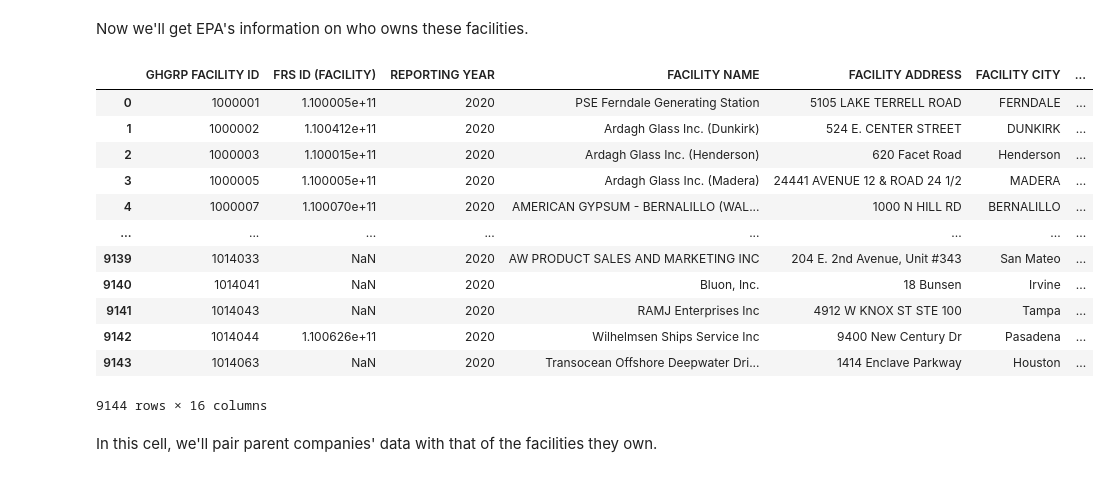
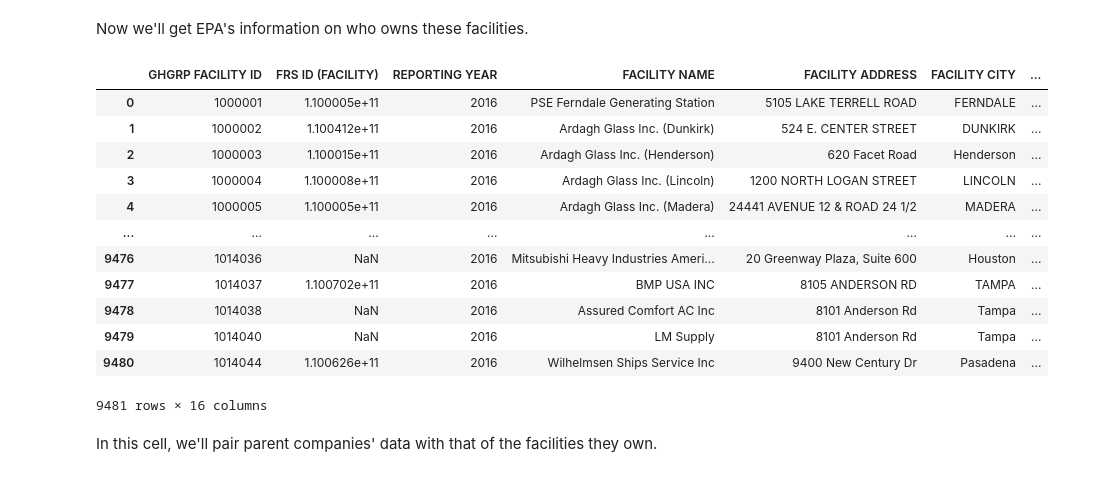
Before and after one commit to edgi-govdata-archiving/ECHO-GHG, a Jupyter notebook: ECHO_GHG.ipynb, the cells around one changed output. Drawn from its saved outputs; the diff is of its cells as text; code cells hidden in the pictures.

```diff
--- a/ECHO_GHG.ipynb
+++ b/ECHO_GHG.ipynb
@@ -67,0 +57,11 @@ Done!
+# %%
+years = ["2016", "2017", "2018", "2019", "2020"]
+
+years_dropdown = widgets.Dropdown(
+  options = years,
+  value = '2020',
+  description='Year:',
+  disabled=False
+)
+
+display(years_dropdown)
@@ -77,7 +77,8 @@ z = zipfile.ZipFile(io.BytesIO(r.content))
 z.extractall("/content")
 
 # We will load in the sheets in the unzipped XLSX file that contain various kinds of direct emissions, from individual facilities and sectors/activities
-ghg_fac = pd.read_excel("/content/ghgp_data_2020.xlsx",
+year = years_dropdown.value
+ghg_fac = pd.read_excel("/content/ghgp_data_"+year+".xlsx",
   skiprows = 1, # skip the first two rows, which are irrelevant
   header = 2, # the third row represents the header
   converters={'Primary NAICS Code':str}, # read the NAICS codes as strings
@@ -190,23 +191,23 @@ Now we'll get EPA's information on who owns these facilities.
 # %%
 # First we get some additional information from the EPA on parent companies
 url = "https://www.epa.gov/system/files/other-files/2021-10/ghgp_data_parent_company_10_2021.xlsb"
-parents = pd.read_excel(url, engine='pyxlsb', sheet_name="2020", nrows=9144) # 9144 non-header rows in this file as of Nov 2021.
+parents = pd.read_excel(url, engine='pyxlsb', sheet_name = year) # , nrows=9144 9144 non-header rows in this file as of Nov 2021.
 parents["PARENT COMPANY NAME"] = parents["PARENT COMPANY NAME"].str.upper() # Standardize company names to uppercase - sometimes EPA allows company names to be reported in upper and lower case, which intereferes with our ability to aggregate them
 parents
 # %% [output]
 |  | GHGRP FACILITY ID | FRS ID (FACILITY) | REPORTING YEAR | FACILITY NAME | FACILITY ADDRESS | FACILITY CITY | ... |
-| 0 | 1000001 | 1.100005e+11 | 2020 | PSE Ferndale Generating Station | 5105 LAKE TERRELL ROAD | FERNDALE | ... |
-| 1 | 1000002 | 1.100412e+11 | 2020 | Ardagh Glass Inc. (Dunkirk) | 524 E. CENTER STREET | DUNKIRK | ... |
-| 2 | 1000003 | 1.100015e+11 | 2020 | Ardagh Glass Inc. (Henderson) | 620 Facet Road | Henderson | ... |
-| 3 | 1000005 | 1.100005e+11 | 2020 | Ardagh Glass Inc. (Madera) | 24441 AVENUE 12 & ROAD 24 1/2 | MADERA | ... |
-| 4 | 1000007 | 1.100070e+11 | 2020 | AMERICAN GYPSUM - BERNALILLO (WAL... | 1000 N HILL RD | BERNALILLO | ... |
+| 0 | 1000001 | 1.100005e+11 | 2016 | PSE Ferndale Generating Station | 5105 LAKE TERRELL ROAD | FERNDALE | ... |
+| 1 | 1000002 | 1.100412e+11 | 2016 | Ardagh Glass Inc. (Dunkirk) | 524 E. CENTER STREET | DUNKIRK | ... |
+| 2 | 1000003 | 1.100015e+11 | 2016 | Ardagh Glass Inc. (Henderson) | 620 Facet Road | Henderson | ... |
+| 3 | 1000004 | 1.100008e+11 | 2016 | Ardagh Glass Inc. (Lincoln) | 1200 NORTH LOGAN STREET | LINCOLN | ... |
+| 4 | 1000005 | 1.100005e+11 | 2016 | Ardagh Glass Inc. (Madera) | 24441 AVENUE 12 & ROAD 24 1/2 | MADERA | ... |
 | ... | ... | ... | ... | ... | ... | ... | ... |
-| 9139 | 1014033 | NaN | 2020 | AW PRODUCT SALES AND MARKETING INC | 204 E. 2nd Avenue, Unit #343 | San Mateo | ... |
-| 9140 | 1014041 | NaN | 2020 | Bluon, Inc. | 18 Bunsen | Irvine | ... |
-| 9141 | 1014043 | NaN | 2020 | RAMJ Enterprises Inc | 4912 W KNOX ST STE 100 | Tampa | ... |
-| 9142 | 1014044 | 1.100626e+11 | 2020 | Wilhelmsen Ships Service Inc | 9400 New Century Dr | Pasadena | ... |
-| 9143 | 1014063 | NaN | 2020 | Transocean Offshore Deepwater Dri... | 1414 Enclave Parkway | Houston | ... |
+| 9476 | 1014036 | NaN | 2016 | Mitsubishi Heavy Industries Ameri... | 20 Greenway Plaza, Suite 600 | Houston | ... |
+| 9477 | 1014037 | 1.100702e+11 | 2016 | BMP USA INC | 8105 ANDERSON RD | TAMPA | ... |
+| 9478 | 1014038 | NaN | 2016 | Assured Comfort AC Inc | 8101 Anderson Rd | Tampa | ... |
+| 9479 | 1014040 | NaN | 2016 | LM Supply | 8101 Anderson Rd | Tampa | ... |
+| 9480 | 1014044 | 1.100626e+11 | 2016 | Wilhelmsen Ships Service Inc | 9400 New Century Dr | Pasadena | ... |
-9144 rows × 16 columns
+9481 rows × 16 columns
 # %% [markdown]
 In this cell, we'll pair parent companies' data with that of the facilities they own.
 # %%
```
Also changed, not shown: parts of 37 cells of this notebook.
